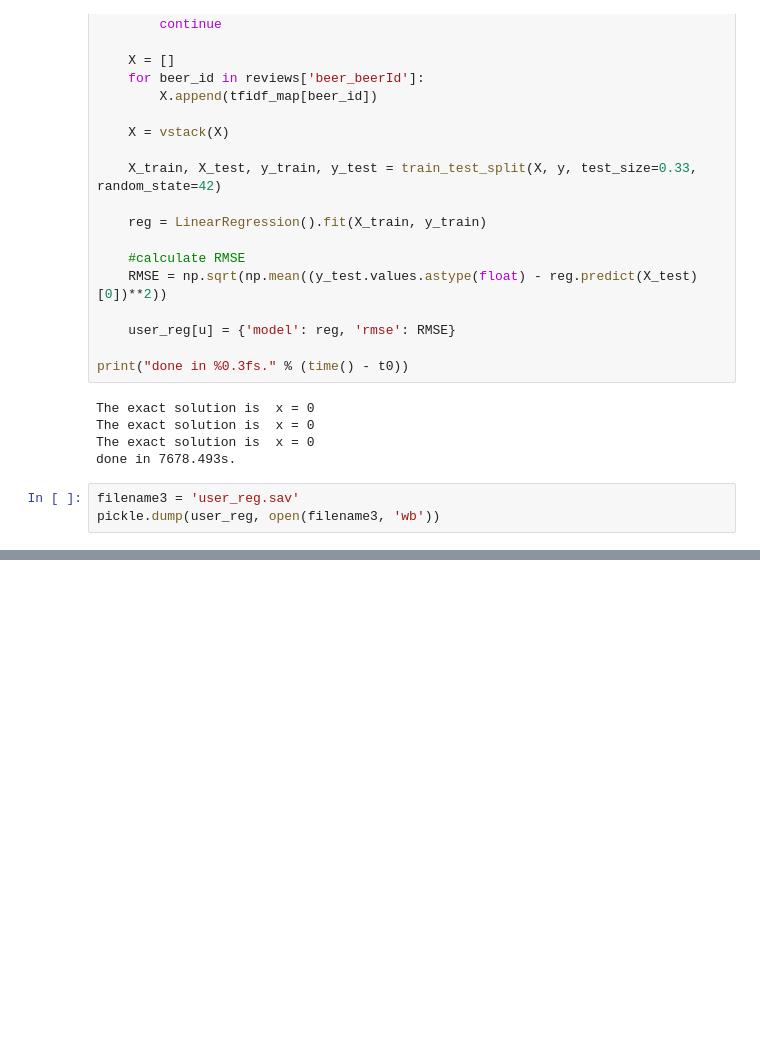
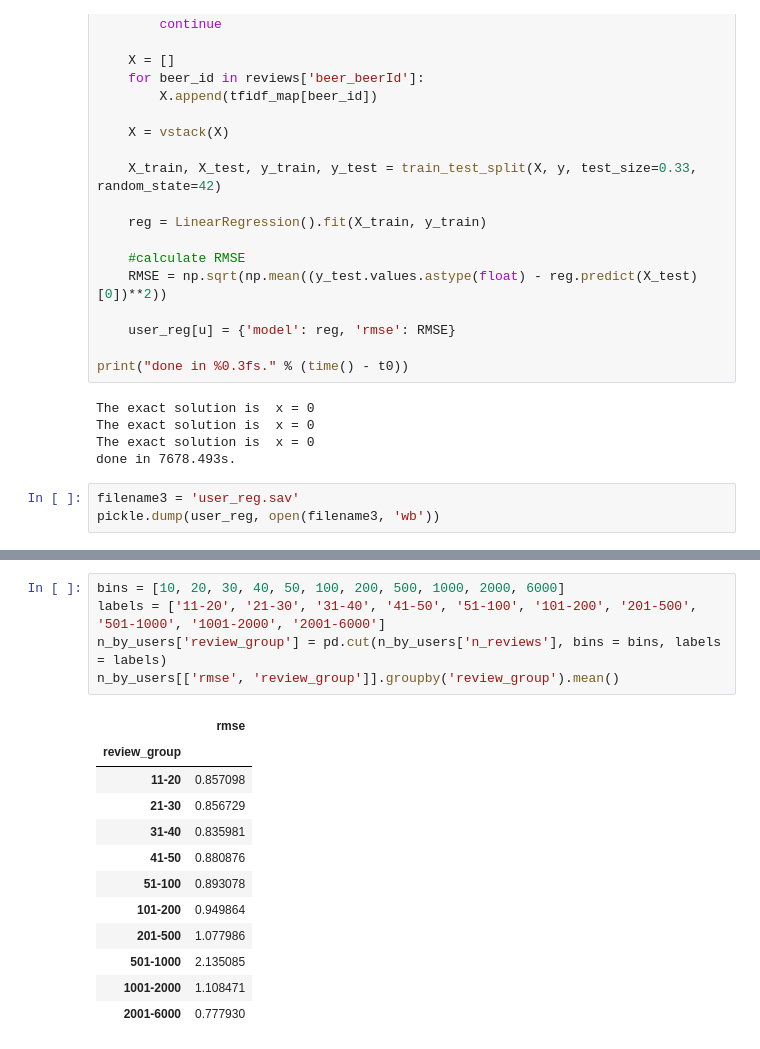
Before and after one commit to thegreatwarlo/BeerPersonalization, a Jupyter notebook: Final Submission/text_features.ipynb, the cells around one changed output, grey strips where cells are left out. Cells and saved outputs as stored; diff of their text form; blank space fills up the shorter version.

```diff
--- a/Final Submission/text_features.ipynb
+++ b/Final Submission/text_features.ipynb
@@ -241,0 +278,18 @@ np.mean([value['rmse'] for index, value in user_reg.iteritems()])
+# %%
+bins = [10, 20, 30, 40, 50, 100, 200, 500, 1000, 2000, 6000]
+labels = ['11-20', '21-30', '31-40', '41-50', '51-100', '101-200', '201-500', '501-1000', '1001-2000', '2001-6000']
+n_by_users['review_group'] = pd.cut(n_by_users['n_reviews'], bins = bins, labels = labels)
+n_by_users[['rmse', 'review_group']].groupby('review_group').mean()
+# %% [output]
+|  | rmse |
+| review_group |  |
+| 11-20 | 0.857098 |
+| 21-30 | 0.856729 |
+| 31-40 | 0.835981 |
+| 41-50 | 0.880876 |
+| 51-100 | 0.893078 |
+| 101-200 | 0.949864 |
+| 201-500 | 1.077986 |
+| 501-1000 | 2.135085 |
+| 1001-2000 | 1.108471 |
+| 2001-6000 | 0.777930 |
```
Also changed, not shown: parts of 11 cells of this notebook.
